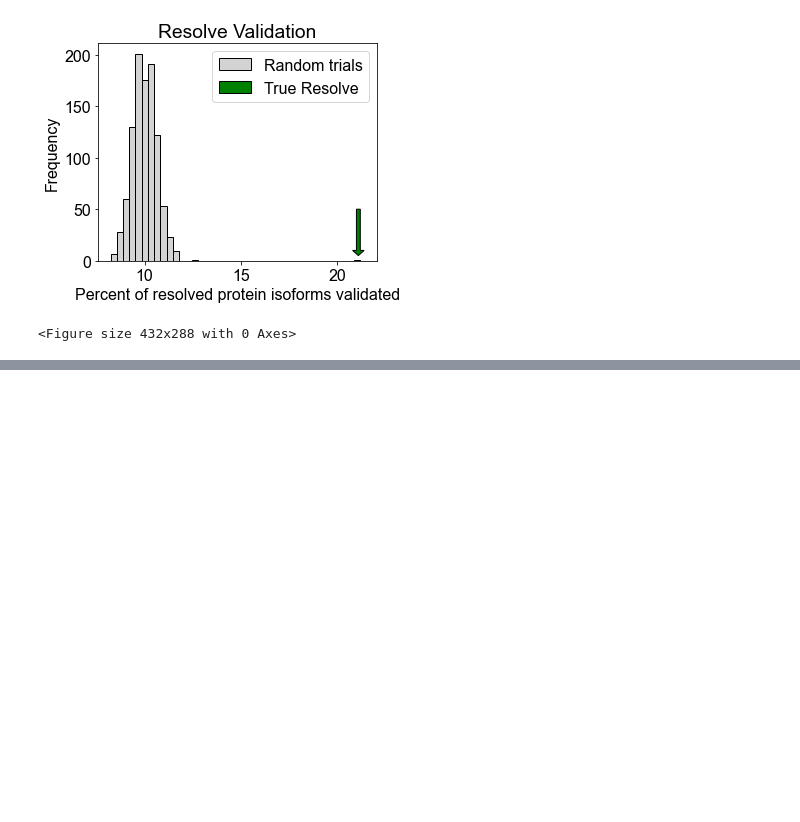
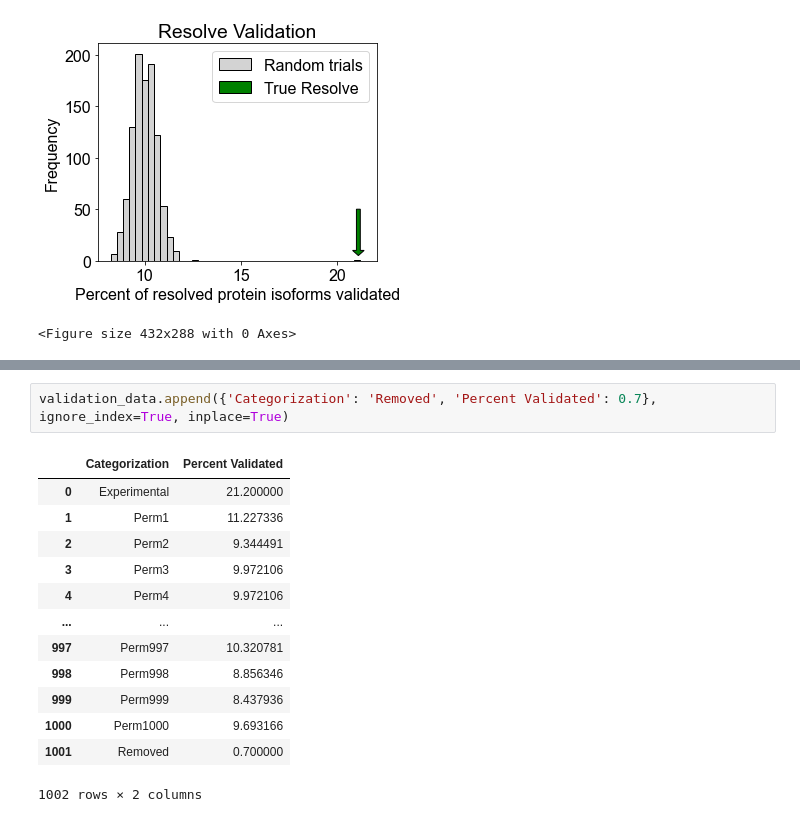
Before and after one commit to sheynkman-lab/Long-Read-Proteogenomics-Analysis, a Jupyter notebook: Fig6.ipynb, the cells around one changed output, grey strips where cells are left out. Drawn from its saved outputs; the diff is of its cells as text; blank space fills up the shorter version.

```diff
--- a/Fig6.ipynb
+++ b/Fig6.ipynb
@@ -356,0 +427,16 @@ plt.clf()
+# %%
+validation_data.append({'Categorization': 'Removed', 'Percent Validated': 0.7}, ignore_index=True, inplace=True)
+# %% [output]
+|  | Categorization | Percent Validated |
+| 0 | Experimental | 21.200000 |
+| 1 | Perm1 | 11.227336 |
+| 2 | Perm2 | 9.344491 |
+| 3 | Perm3 | 9.972106 |
+| 4 | Perm4 | 9.972106 |
+| ... | ... | ... |
+| 997 | Perm997 | 10.320781 |
+| 998 | Perm998 | 8.856346 |
+| 999 | Perm999 | 8.437936 |
+| 1000 | Perm1000 | 9.693166 |
+| 1001 | Removed | 0.700000 |
+1002 rows × 2 columns
```
Also changed, not shown: parts of 5 cells of this notebook, 21 other files.
